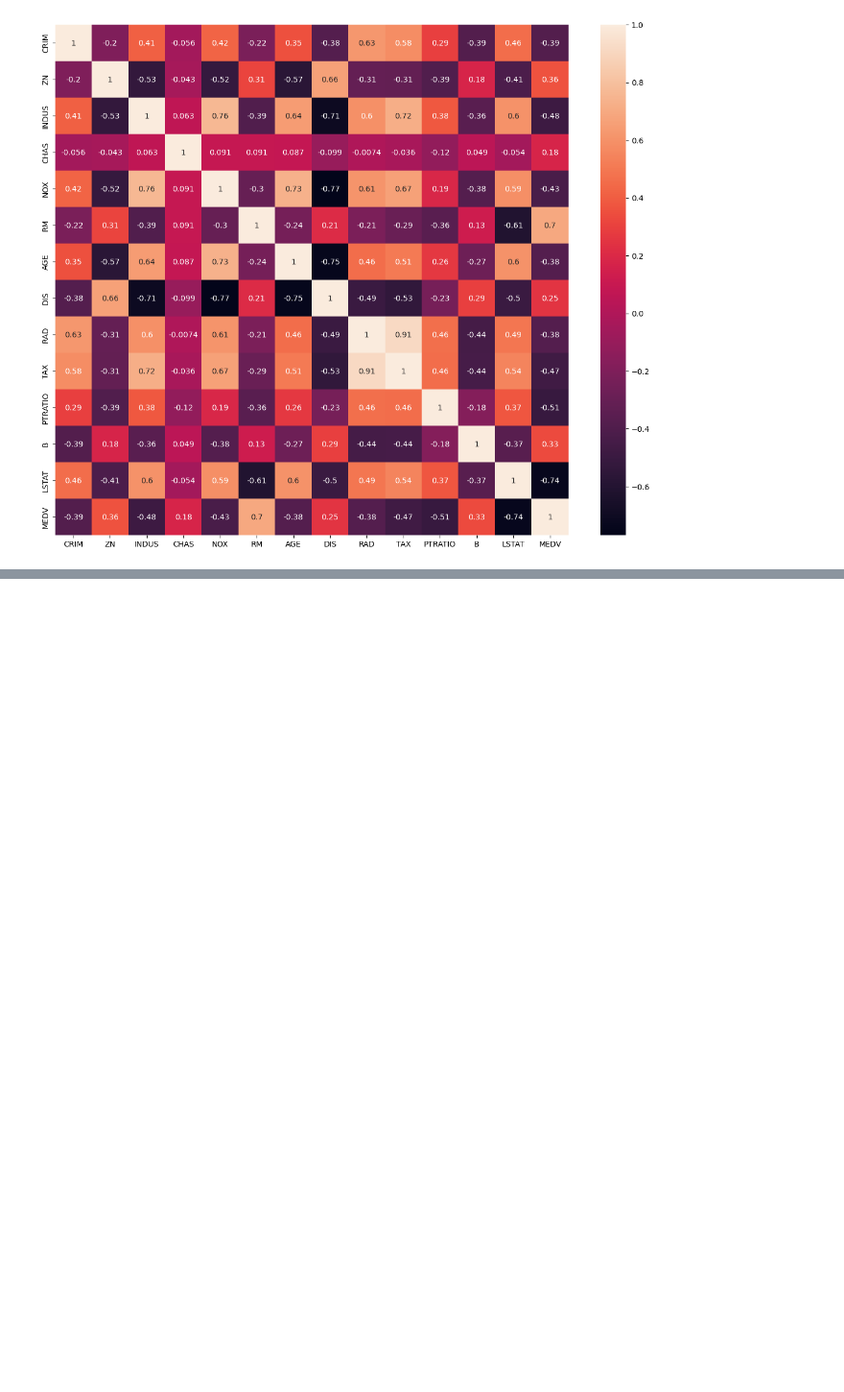
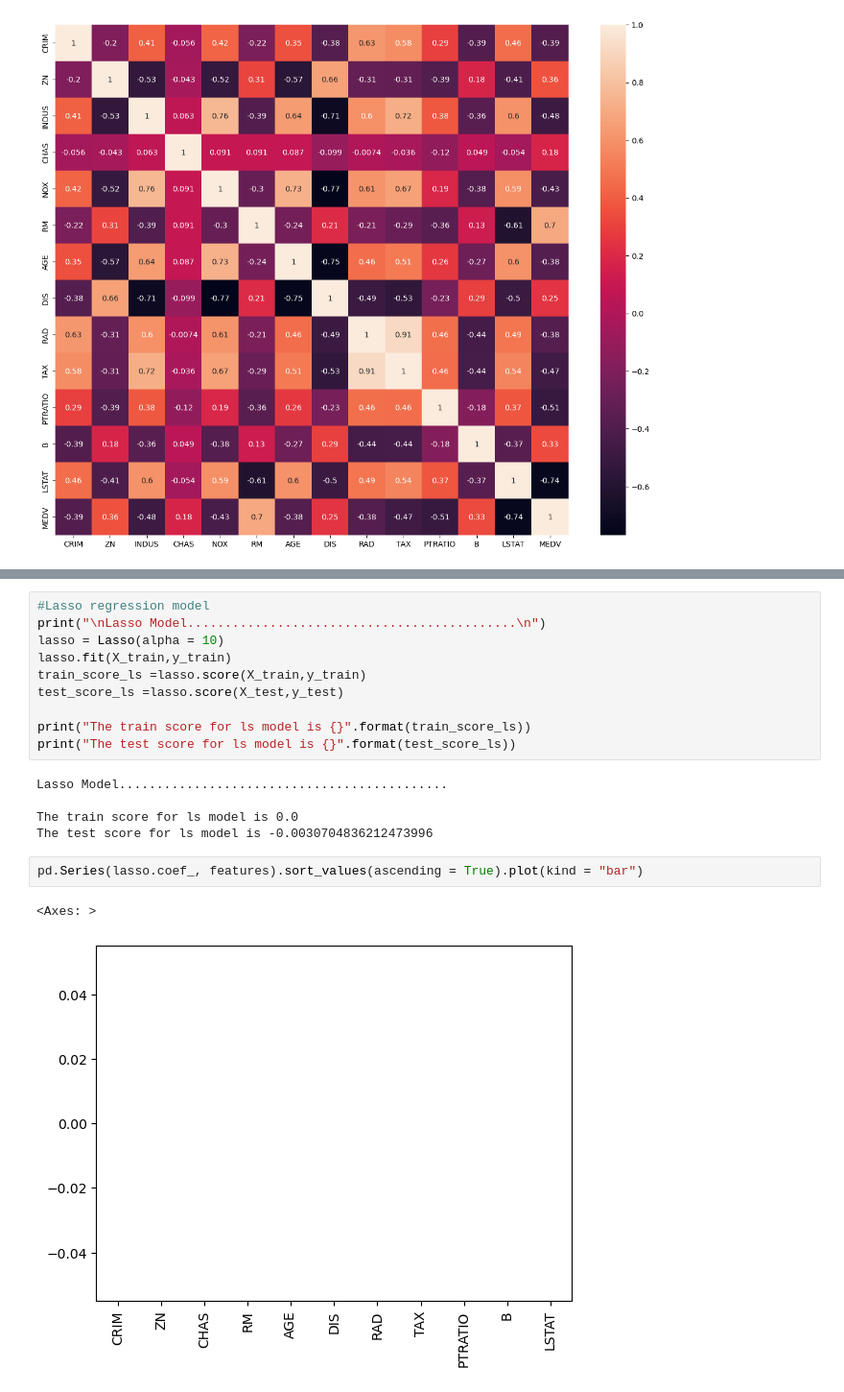
Before and after one commit to IamGatheru/Quants, a Jupyter notebook: Boston_Housing/Boston_Housing.ipynb, the cells around one changed output, grey strips where cells are left out. Shown at 96% size. Saved outputs shown, nothing was run; the diff lists cells and outputs as text; blank space fills up the shorter version.

```diff
--- a/Boston_Housing/Boston_Housing.ipynb
+++ b/Boston_Housing/Boston_Housing.ipynb
@@ -84,0 +167,20 @@ sns.heatmap(boston_df.corr(), annot = True)
+# %%
+#Lasso regression model
+print("\nLasso Model............................................\n")
+lasso = Lasso(alpha = 10)
+lasso.fit(X_train,y_train)
+train_score_ls =lasso.score(X_train,y_train)
+test_score_ls =lasso.score(X_test,y_test)
+
+print("The train score for ls model is {}".format(train_score_ls))
+print("The test score for ls model is {}".format(test_score_ls))
+# %% [output]
+Lasso Model............................................
+
+The train score for ls model is 0.0
+The test score for ls model is -0.0030704836212473996
+# %%
+pd.Series(lasso.coef_, features).sort_values(ascending = True).plot(kind = "bar")
+# %% [output]
+<Axes: >
+[figure, added]
```
Also changed, not shown: parts of 7 cells of this notebook.
